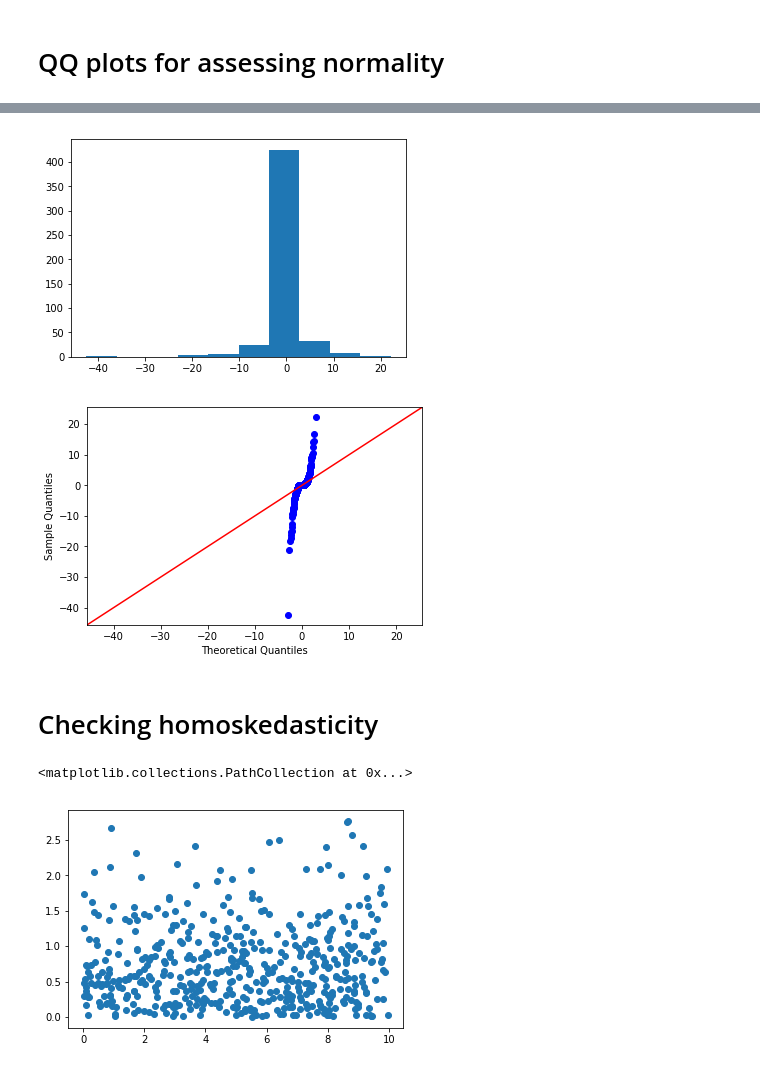
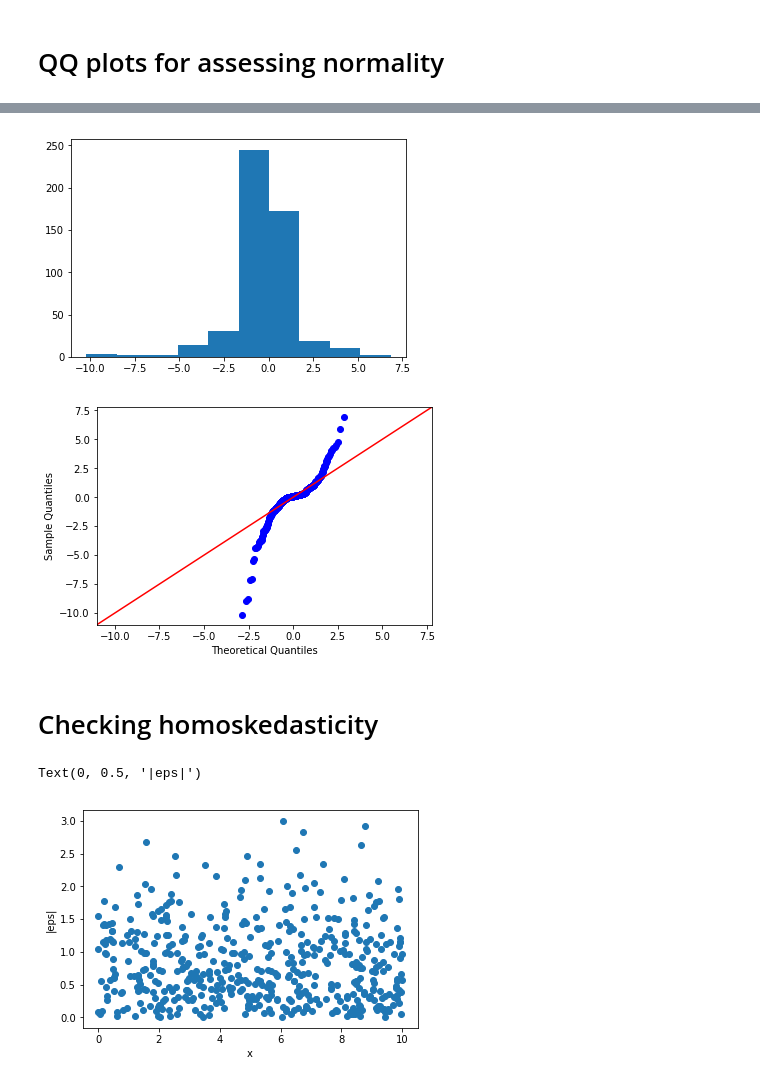
Before and after one commit to orie3120/orie3120-sp2020, a Jupyter notebook: demos/test-assumptions.ipynb, the cells around one changed output, grey strips where cells are left out. Saved outputs shown, nothing was run; the diff lists cells and outputs as text; code cells hidden in the pictures.

```diff
--- a/demos/test-assumptions.ipynb
+++ b/demos/test-assumptions.ipynb
@@ -315,7 +315,7 @@ sm.qqplot(model.resid, line='45');
 [figure]
 # %%
 n=500
-eps = randn(n)**3 * np.sign(randn(n)) # heavy-tailed residuals
+eps = randn(n)**2 * np.sign(randn(n)) # heavy-tailed residuals
 x = 10*rand(n)
 y = x + eps
 model = sm.OLS(y,x).fit()
@@ -324,21 +324,23 @@ model = sm.OLS(y,x).fit()
 plt.hist(eps)
 sm.qqplot(model.resid, line='45');
 # %% [output]
-[figure, old version]
+[figure, new version]
-[figure, old version]
+[figure, new version]
 # %% [markdown]
 # Checking homoskedasticity
 # %%
-# homoskedstic: no relation between x and absolute residual
+# homoskedastic: no relation between x and absolute residual
 n=500
 eps = randn(n)
 x = 10*rand(n)
 y = x + eps
 model = sm.OLS(y,x).fit()
 plt.scatter(x,np.abs(model.resid))
+plt.xlabel('x')
+plt.ylabel('|eps|')
 # %% [output]
-<matplotlib.collections.PathCollection at 0x...>
+Text(0, 0.5, '|eps|')
-[figure, old version]
+[figure, new version]
 # %%
 # heteroskedstic: no relation between x and absolute residual
 n=500
```
Also changed, not shown: parts of 14 cells of this notebook, 11 other files.
